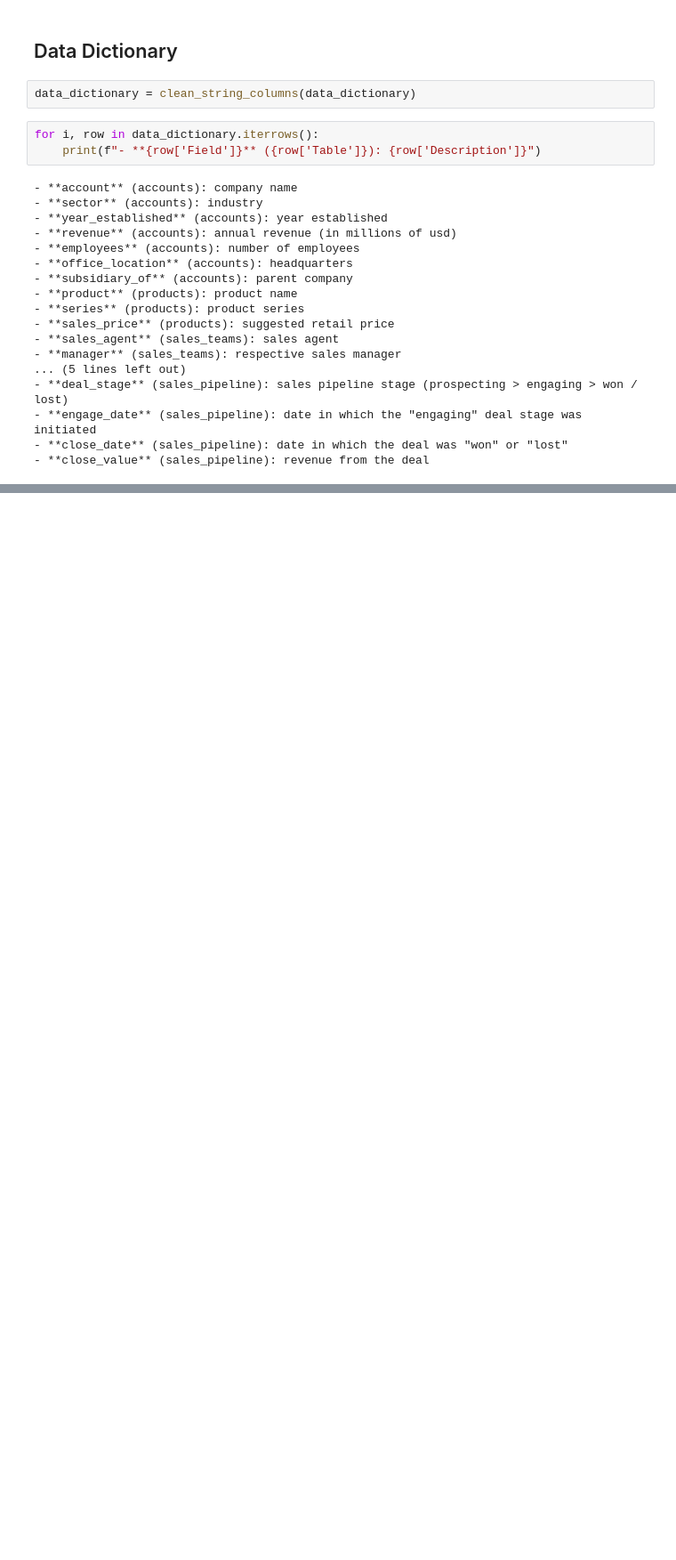
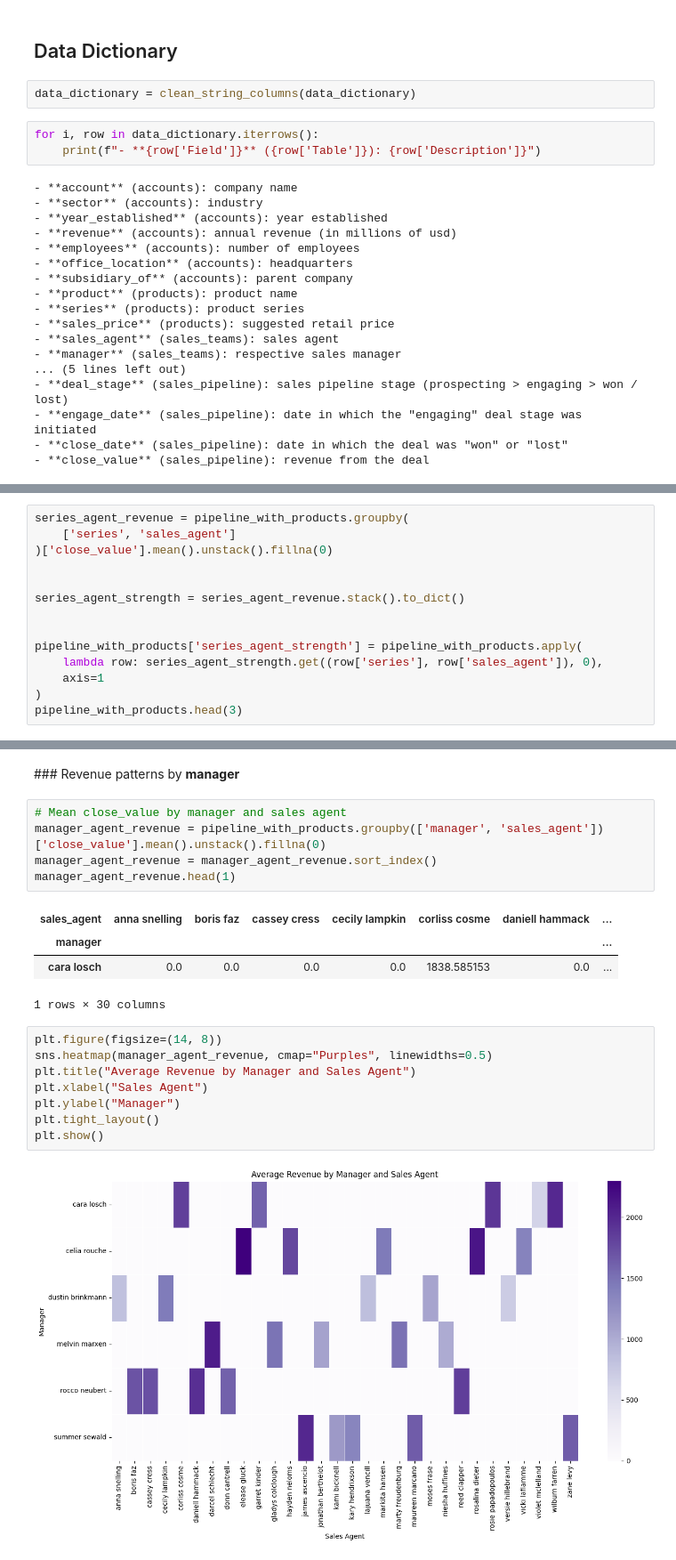
Before and after one commit to MatthieuScarset/aisrm, a Jupyter notebook: notebooks/01_data_exploration_and_cleaning.ipynb, the cells around one changed output, grey strips where cells are left out. Shown at 89% size. Cells and saved outputs as stored; diff of their text form; blank space fills up the shorter version.

```diff
--- a/notebooks/01_data_exploration_and_cleaning.ipynb
+++ b/notebooks/01_data_exploration_and_cleaning.ipynb
@@ -870,0 +1036,14 @@ for i, row in data_dictionary.iterrows():
+# %%
+series_agent_revenue = pipeline_with_products.groupby(
+    ['series', 'sales_agent']
+)['close_value'].mean().unstack().fillna(0)
+
+
+series_agent_strength = series_agent_revenue.stack().to_dict()
+
+
+pipeline_with_products['series_agent_strength'] = pipeline_with_products.apply(
+    lambda row: series_agent_strength.get((row['series'], row['sales_agent']), 0),
+    axis=1
+)
+pipeline_with_products.head(3)
@@ -870,0 +1055,22 @@ for i, row in data_dictionary.iterrows():
+# %% [markdown]
+### Revenue patterns by **manager**
+# %%
+# Mean close_value by manager and sales agent
+manager_agent_revenue = pipeline_with_products.groupby(['manager', 'sales_agent'])['close_value'].mean().unstack().fillna(0)
+manager_agent_revenue = manager_agent_revenue.sort_index()
+manager_agent_revenue.head(1)
+# %% [output]
+| sales_agent | anna snelling | boris faz | cassey cress | cecily lampkin | corliss cosme | daniell hammack | ... |
+| manager |  |  |  |  |  |  | ... |
+| cara losch | 0.0 | 0.0 | 0.0 | 0.0 | 1838.585153 | 0.0 | ... |
+1 rows × 30 columns
+# %%
+plt.figure(figsize=(14, 8))
+sns.heatmap(manager_agent_revenue, cmap="Purples", linewidths=0.5)
+plt.title("Average Revenue by Manager and Sales Agent")
+plt.xlabel("Sales Agent")
+plt.ylabel("Manager")
+plt.tight_layout()
+plt.show()
+# %% [output]
+[figure, added]
```
Also changed, not shown: parts of 44 cells of this notebook, 1 other file.
